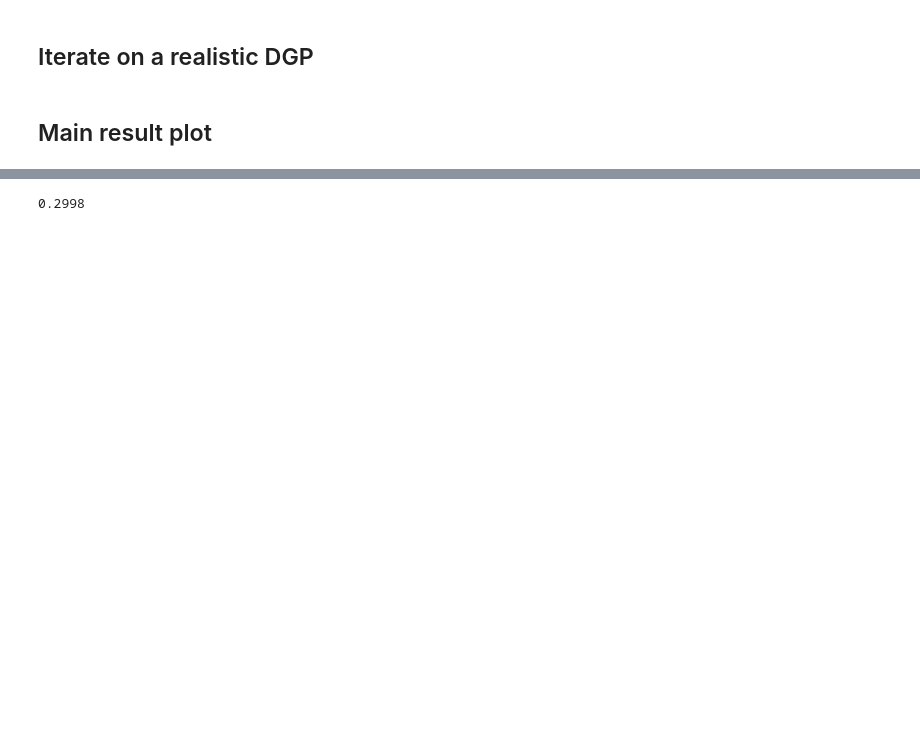
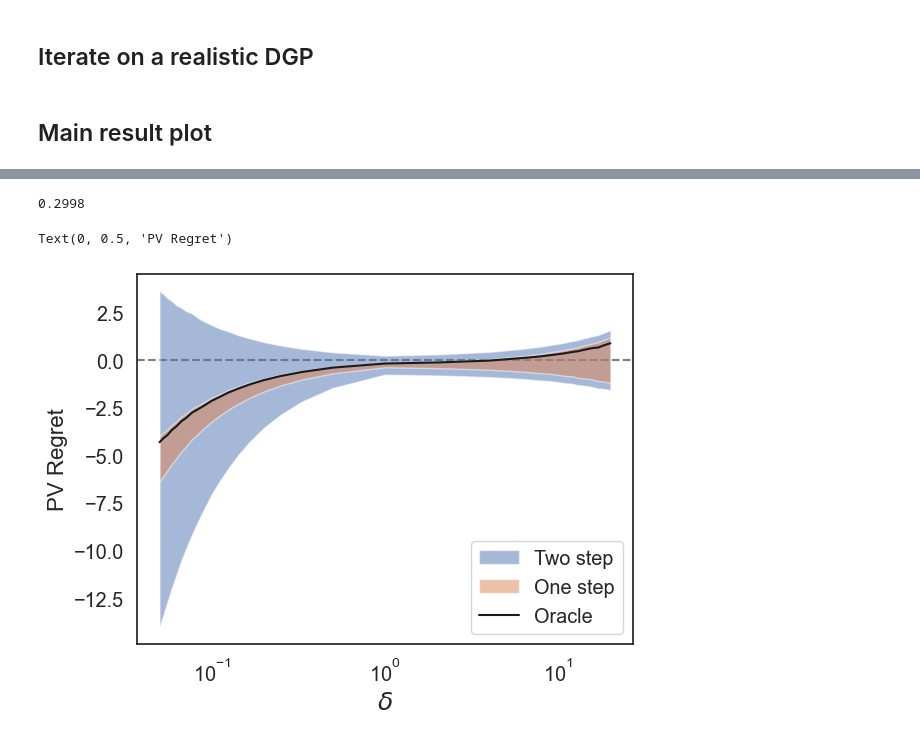
Before and after one commit to lguerdan/policy_comparison_under_confounding, a Jupyter notebook: synthetic_exps.ipynb, the cells around one changed output, grey strips where cells are left out. Drawn from its saved outputs; the diff is of its cells as text; code cells hidden in the pictures; blank space fills up the shorter version.

Commit message:
add cost ratio plot

```diff
--- a/synthetic_exps.ipynb
+++ b/synthetic_exps.ipynb
@@ -380,6 +390,53 @@ bound_plot(metric, regret_df, regret_runs, save=False)
-# %%
-data = generate_data(dgp)
-
-((data['A'] == 0) & (data['D'] == 0)).mean()
-# %% [output]
-0.2998
+# %%
+data = generate_data(dgp)
+
+((data['A'] == 0) & (data['D'] == 0)).mean()
+# %% [output]
+0.2998
+# %%
+nz = 10
+n_runs = 20
+dgp = {
+    'N': 10000,
+    'nz': nz,
+    'beta': 2.5*(1/nz) ,
+    'wa': np.array([-1.95, .01, 2, .01]),
+    'wd': np.array([-1.1, 1.7, .01, 1.5, .2, .2]),
+    'w_mu1': np.array([1.3, .8, .02, .9, .3, .6]),
+    'w_mu0': np.array([1.5, .05, 1.8, .05, .2, .5])
+}
+
+results = []
+
+for fn_cost in range(1,21):
+    u = np.array([[0,-fn_cost], [-1, 0]])
+    regret_runs = run_simulations(dgp, u, metric='PV_cost', n_runs=n_runs)
+    regret_runs['cost_ratio'] = 1/fn_cost
+    results.append(regret_runs)
+
+for fp_cost in range(1,21):
+    u = np.array([[0,-1], [-fp_cost, 0]])
+    regret_runs = run_simulations(dgp, u, metric='PV_cost', n_runs=n_runs)
+    regret_runs['cost_ratio'] = fp_cost/1
+    results.append(regret_runs)
+# %%
+crdf = pd.concat(results)
+crdf = crdf[crdf['tag'] == 'Population']
+crdf = crdf.sort_values(by='cost_ratio')
+crdf = crdf.groupby('cost_ratio').mean().reset_index()
+
+
+plt.axhline(0, color='grey', zorder=1, linestyle='--')
+plt.fill_between(crdf['cost_ratio'], crdf['TS_down_wc'],crdf['TS_up_wc'], alpha=.5, label='Two step')
+plt.fill_between(crdf['cost_ratio'], crdf['OS_down_wc'],crdf['OS_up_wc'], alpha=.5, label='One step')
+plt.plot(crdf['cost_ratio'], crdf['R'], color='k', label='Oracle')
+plt.xscale('log',base=10)
+plt.legend(loc='lower right')
+
+plt.xlabel('$\delta$', fontsize=18)
+plt.ylabel('PV Regret', fontsize=16)
+
+# plt.plot(crdf['cost_ratio'], crdf['OS_up_iv'])
+# %% [output]
+Text(0, 0.5, 'PV Regret')
+[figure, added]
```
Also changed, not shown: parts of 3 cells of this notebook.
